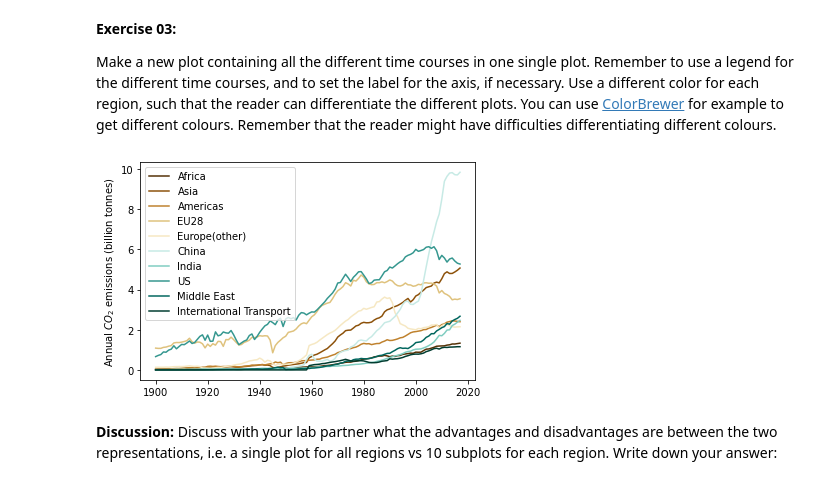
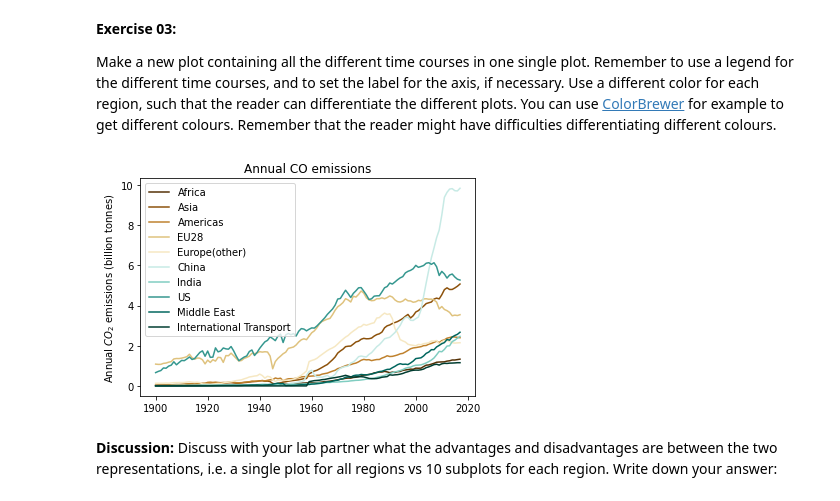
Before and after one commit to Inf2-FDS/FDS-S1-03-data-representation-01-solution, a Jupyter notebook: FDS-S1-03-data-representation-01-solution.ipynb, the cells around one changed output. Cells and saved outputs as stored; diff of their text form; code cells hidden in the pictures.

Commit message:
Digression about merging and plot titles

```diff
--- a/FDS-S1-03-data-representation-01-solution.ipynb
+++ b/FDS-S1-03-data-representation-01-solution.ipynb
@@ -309,20 +309,22 @@ Make a new plot containing all the different time courses in one single plot. Re
 # %%
 # Your code
 plt.plot(annual_co2_africa['Year'], annual_co2_africa['Annual CO₂ emissions (tonnes )']/1e9, '#543005')
 plt.plot(annual_co2_asia['Year'], annual_co2_asia['Annual CO₂ emissions (tonnes )']/1e9, '#8c510a')
 plt.plot(annual_co2_americas['Year'], annual_co2_americas['Annual CO₂ emissions (tonnes )']/1e9, '#bf812d')
 plt.plot(annual_co2_eu28['Year'], annual_co2_eu28['Annual CO₂ emissions (tonnes )']/1e9, '#dfc27d')
 plt.plot(annual_co2_europe['Year'], annual_co2_europe['Annual CO₂ emissions (tonnes )']/1e9, '#f6e8c3')
 plt.plot(annual_co2_china['Year'], annual_co2_china['Annual CO₂ emissions (tonnes )']/1e9, '#c7eae5')
 plt.plot(annual_co2_india['Year'], annual_co2_india['Annual CO₂ emissions (tonnes )']/1e9, '#80cdc1')
 plt.plot(annual_co2_us['Year'], annual_co2_us['Annual CO₂ emissions (tonnes )']/1e9, '#35978f')
 plt.plot(annual_co2_middleeast['Year'], annual_co2_middleeast['Annual CO₂ emissions (tonnes )']/1e9, '#01665e')
 plt.plot(annual_co2_international['Year'], annual_co2_international['Annual CO₂ emissions (tonnes )']/1e9, '#003c30')
 plt.ylabel('Annual $CO_2$ emissions (billion tonnes)')
+plt.title('Annual CO emissions')
 plt.legend(['Africa', 'Asia','Americas', 'EU28', 'Europe(other)', 'China', 'India', 'US', 'Middle East', 'International Transport'])
 plt.show()
+## Note: this looks really small in the notebook - but it would look fine if saved using plt.savefig('annual-co2-emissions.pdf')
 # %% [output]
-[figure, old version]
+[figure, new version]
 # %% [markdown]
 **Discussion:** Discuss with your lab partner what the advantages and disadvantages are between the two representations, i.e. a single plot for all regions vs 10 subplots for each region. Write down your answer:
 # %% [markdown]
```
Also changed, not shown: parts of 11 cells of this notebook.
